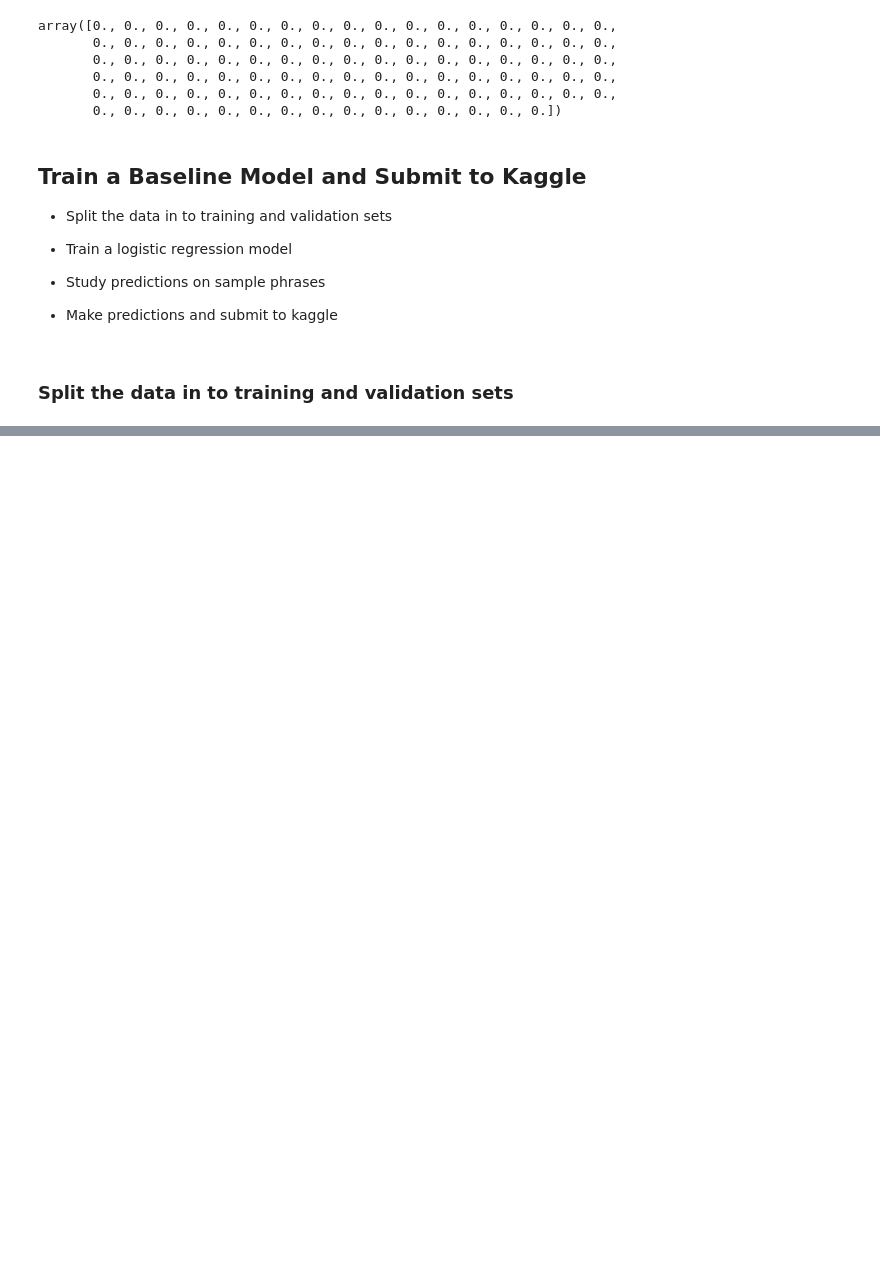
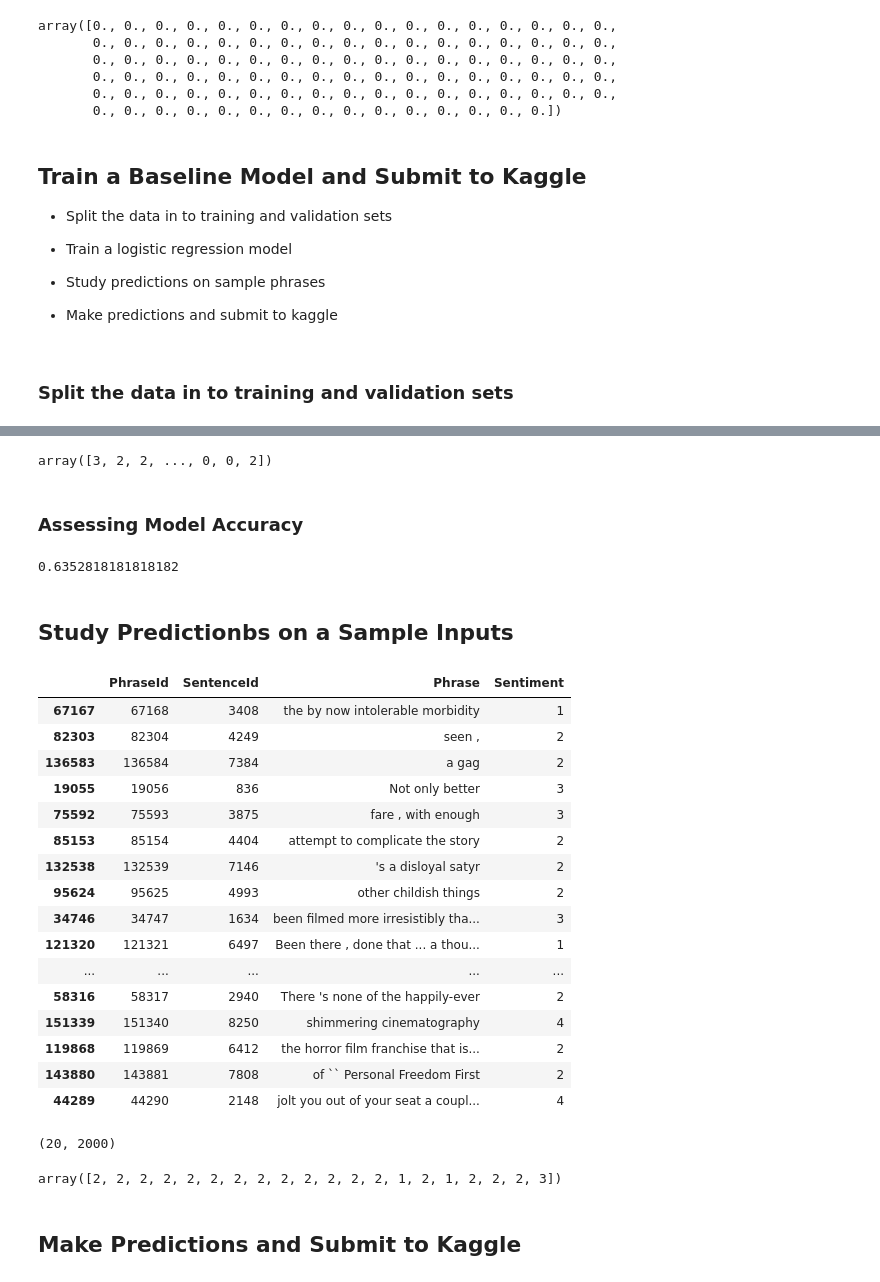
Before and after one commit to thugge254/Sentiment-Analysis-on-Movie-Reviews, a Jupyter notebook: Sentiment_Analysis_on_Movie_Reviews.ipynb, the cells around one changed output, grey strips where cells are left out. Cells and saved outputs as stored; diff of their text form; code cells hidden in the pictures; blank space fills up the shorter version.

```diff
--- a/Sentiment_Analysis_on_Movie_Reviews.ipynb
+++ b/Sentiment_Analysis_on_Movie_Reviews.ipynb
@@ -596,0 +667,7 @@ array([0., 0., 0., 0., 0., 0., 0., 0., 0., 0., 0., 0., 0., 0., 0., 0., 0.,
+# %%
+train_preds = model.predict(train_inputs)
+train_preds
+# %% [output]
+array([3, 2, 2, ..., 0, 0, 2])
+# %% [markdown]
+### Assessing Model Accuracy
@@ -596,0 +676,28 @@ array([0., 0., 0., 0., 0., 0., 0., 0., 0., 0., 0., 0., 0., 0., 0., 0., 0.,
+# %%
+accuracy_score(train_preds, train_targets)
+# %% [output]
+0.6352818181818182
+# %% [markdown]
+## Study Predictionbs on a Sample Inputs
+# %%
+small_df = raw_df.sample(20)
+# %%
+small_df
+# %% [output]
+|  | PhraseId | SentenceId | Phrase | Sentiment |
+| 67167 | 67168 | 3408 | the by now intolerable morbidity | 1 |
+| 82303 | 82304 | 4249 | seen , | 2 |
+| 136583 | 136584 | 7384 | a gag | 2 |
+| 19055 | 19056 | 836 | Not only better | 3 |
+| 75592 | 75593 | 3875 | fare , with enough | 3 |
+| 85153 | 85154 | 4404 | attempt to complicate the story | 2 |
+| 132538 | 132539 | 7146 | 's a disloyal satyr | 2 |
+| 95624 | 95625 | 4993 | other childish things | 2 |
+| 34746 | 34747 | 1634 | been filmed more irresistibly tha... | 3 |
+| 121320 | 121321 | 6497 | Been there , done that ... a thou... | 1 |
+| ... | ... | ... | ... | ... |
+| 58316 | 58317 | 2940 | There 's none of the happily-ever | 2 |
+| 151339 | 151340 | 8250 | shimmering cinematography | 4 |
+| 119868 | 119869 | 6412 | the horror film franchise that is... | 2 |
+| 143880 | 143881 | 7808 | of `` Personal Freedom First | 2 |
+| 44289 | 44290 | 2148 | jolt you out of your seat a coupl... | 4 |
@@ -596,0 +706,4 @@ array([0., 0., 0., 0., 0., 0., 0., 0., 0., 0., 0., 0., 0., 0., 0., 0., 0.,
+# %%
+small_inputs.shape
+# %% [output]
+(20, 2000)
@@ -596,0 +712,6 @@ array([0., 0., 0., 0., 0., 0., 0., 0., 0., 0., 0., 0., 0., 0., 0., 0., 0.,
+# %%
+small_preds
+# %% [output]
+array([2, 2, 2, 2, 2, 2, 2, 2, 2, 2, 2, 2, 2, 1, 2, 1, 2, 2, 2, 3])
+# %% [markdown]
+## Make Predictions and Submit to Kaggle
```
Also changed, not shown: parts of 21 cells of this notebook.
